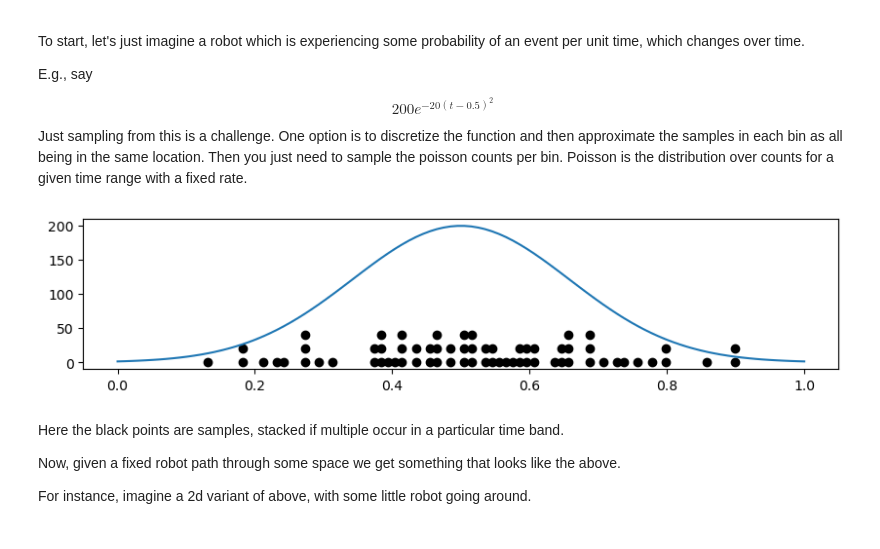
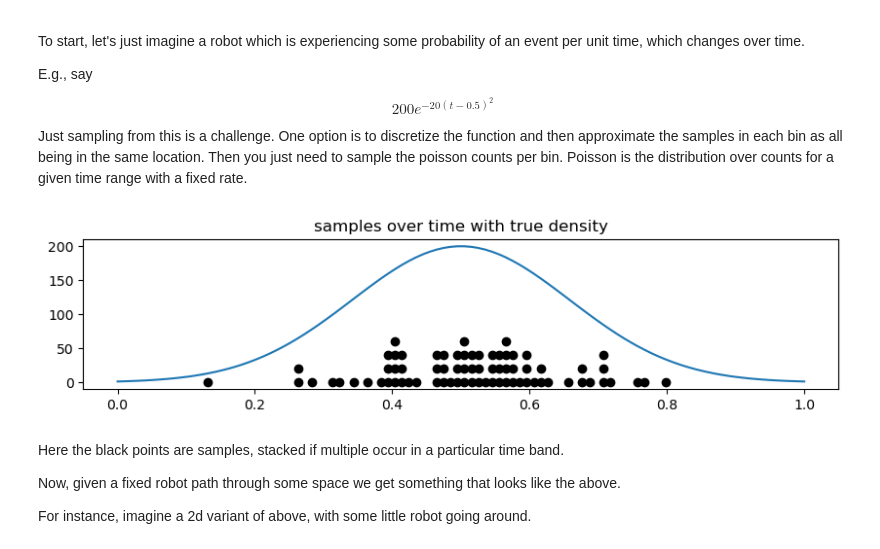
Before and after one commit to GiottoFrean/Energy-Efficient-Marine-Inference, a Jupyter notebook: E - Optimization with rare events.ipynb, the cells around one changed output. Saved outputs shown, nothing was run; the diff lists cells and outputs as text; code cells hidden in the pictures.

```diff
--- a/E - Optimization with rare events.ipynb
+++ b/E - Optimization with rare events.ipynb
@@ -83,17 +83,18 @@ Just sampling from this is a challenge. One option is to discretize the function
 # %%
 t = np.linspace(0,1,100)
 dt = (t[-1]-t[0])/len(t)
 p_dt = 200*np.exp(-20*(t-0.5)**2)
 plt.figure(figsize=(10,2))
 plt.plot(t, p_dt)
 mean_events = p_dt * dt
 event_samples = np.random.poisson(mean_events)
 max_events = np.max(event_samples)
 for events in range(1,int(max_events)):
     plt.scatter(t[event_samples>=events], np.ones(np.sum(event_samples>=events))*(events-1)*20, color="black")
+plt.title("samples over time with true density")
 plt.show()
 # %% [output]
-[figure, old version]
+[figure, new version]
 # %% [markdown]
 Here the black points are samples, stacked if multiple occur in a particular time band.
 
```
Also changed, not shown: parts of 5 cells of this notebook, 3 other files.
